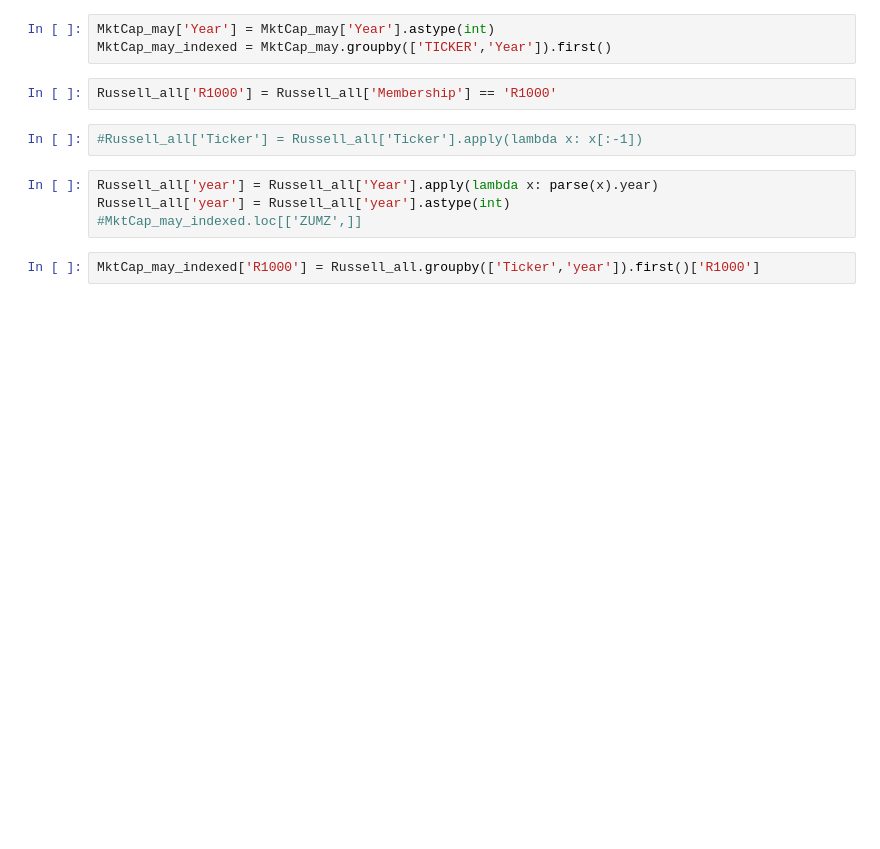
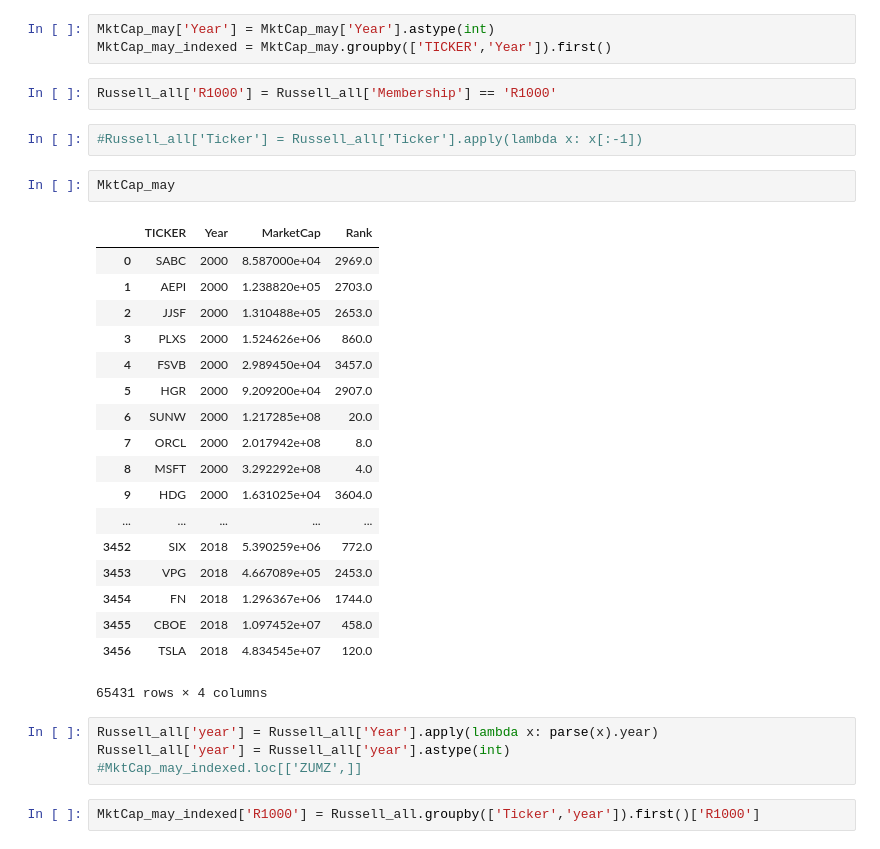
Before and after one commit to BarryKeee/ECON-4911-Research-Paper, a Jupyter notebook: clean data.ipynb, the cells around one changed output. Cells and saved outputs as stored; diff of their text form; blank space fills up the shorter version.

```diff
--- a/clean data.ipynb
+++ b/clean data.ipynb
@@ -509,6 +476,27 @@ MktCap_may_indexed = MktCap_may.groupby(['TICKER','Year']).first()
 Russell_all['R1000'] = Russell_all['Membership'] == 'R1000'
 # %%
 #Russell_all['Ticker'] = Russell_all['Ticker'].apply(lambda x: x[:-1])
+# %%
+MktCap_may
+# %% [output]
+|  | TICKER | Year | MarketCap | Rank |
+| 0 | SABC | 2000 | 8.587000e+04 | 2969.0 |
+| 1 | AEPI | 2000 | 1.238820e+05 | 2703.0 |
+| 2 | JJSF | 2000 | 1.310488e+05 | 2653.0 |
+| 3 | PLXS | 2000 | 1.524626e+06 | 860.0 |
+| 4 | FSVB | 2000 | 2.989450e+04 | 3457.0 |
+| 5 | HGR | 2000 | 9.209200e+04 | 2907.0 |
+| 6 | SUNW | 2000 | 1.217285e+08 | 20.0 |
+| 7 | ORCL | 2000 | 2.017942e+08 | 8.0 |
+| 8 | MSFT | 2000 | 3.292292e+08 | 4.0 |
+| 9 | HDG | 2000 | 1.631025e+04 | 3604.0 |
+| ... | ... | ... | ... | ... |
+| 3452 | SIX | 2018 | 5.390259e+06 | 772.0 |
+| 3453 | VPG | 2018 | 4.667089e+05 | 2453.0 |
+| 3454 | FN | 2018 | 1.296367e+06 | 1744.0 |
+| 3455 | CBOE | 2018 | 1.097452e+07 | 458.0 |
+| 3456 | TSLA | 2018 | 4.834545e+07 | 120.0 |
+65431 rows × 4 columns
 # %%
 Russell_all['year'] = Russell_all['Year'].apply(lambda x: parse(x).year)
 Russell_all['year'] = Russell_all['year'].astype(int)
```
Also changed, not shown: parts of 24 cells of this notebook, 2 other files.
